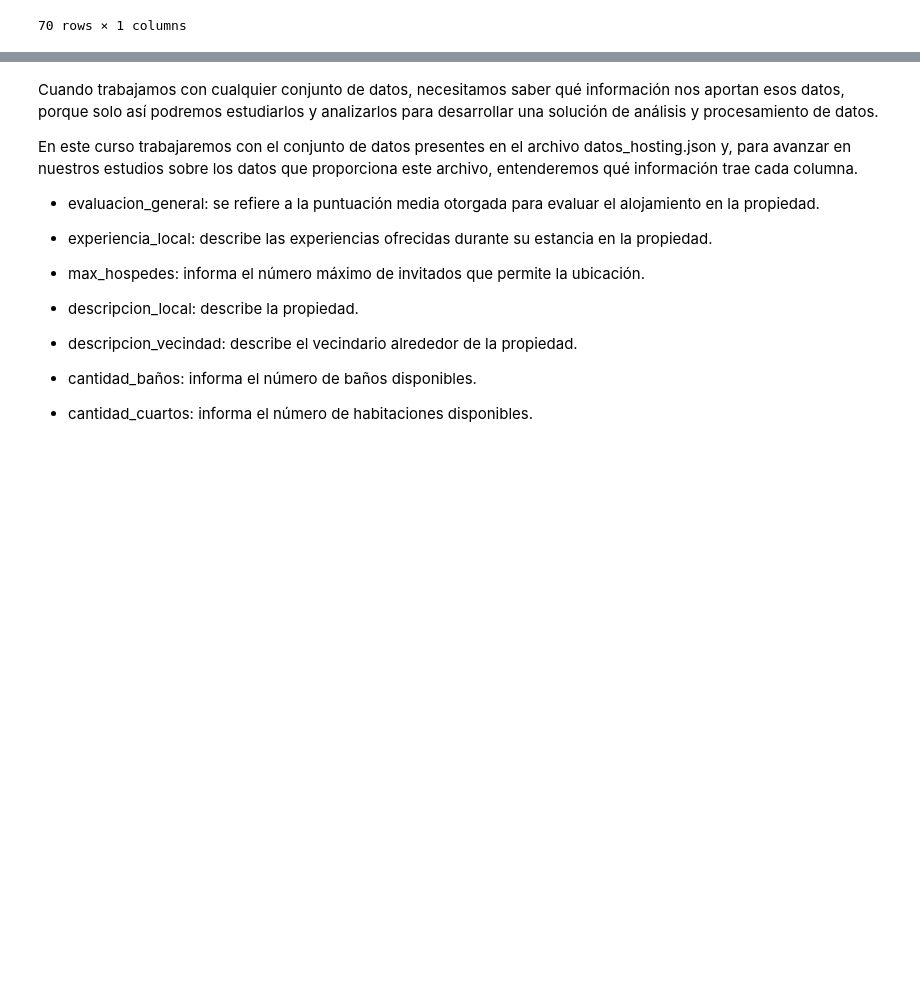
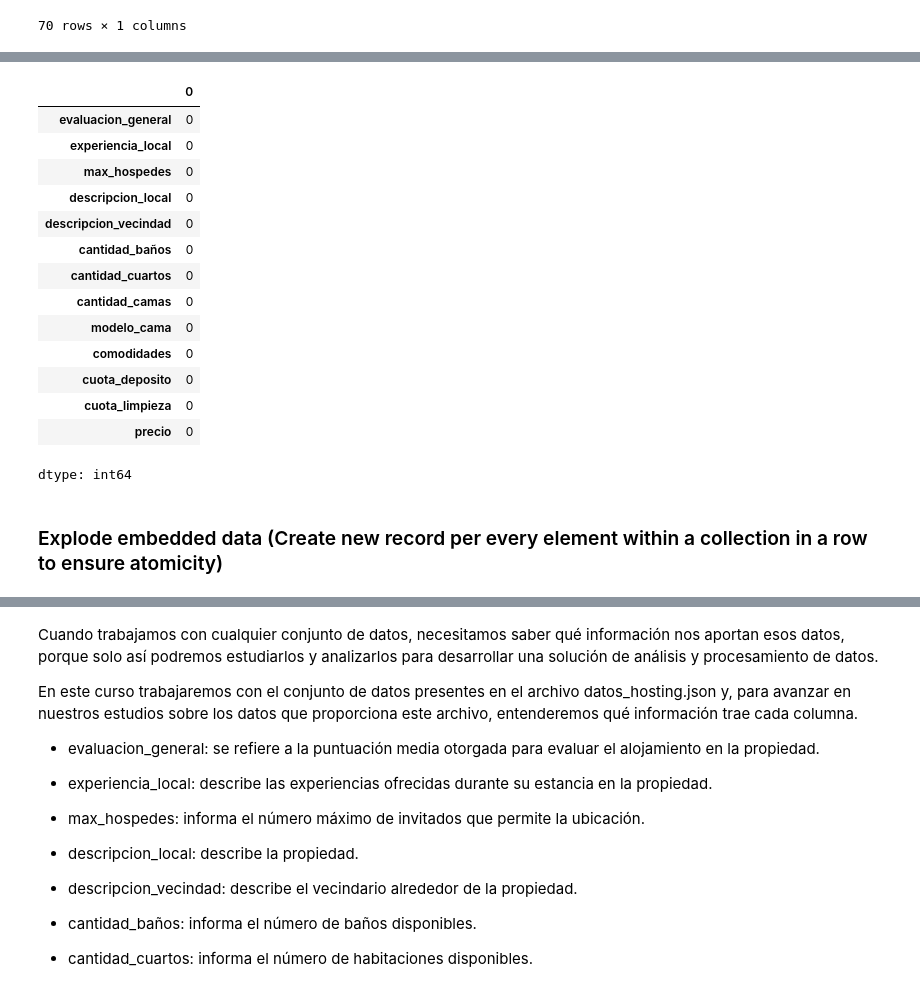
Before and after one commit to dscamacho333/Data_Science_Course, a Jupyter notebook: Pandas_Transformación_Manipulación.ipynb, the cells around one changed output, grey strips where cells are left out. Drawn from its saved outputs; the diff is of its cells as text; code cells hidden in the pictures; blank space fills up the shorter version.

```diff
--- a/Pandas_Transformación_Manipulación.ipynb
+++ b/Pandas_Transformación_Manipulación.ipynb
@@ -38,0 +106,20 @@ hosting_data_json_df = pd.json_normalize(
+# %%
+hosting_data_json_df.isnull().sum()
+# %% [output]
+|  | 0 |
+| evaluacion_general | 0 |
+| experiencia_local | 0 |
+| max_hospedes | 0 |
+| descripcion_local | 0 |
+| descripcion_vecindad | 0 |
+| cantidad_baños | 0 |
+| cantidad_cuartos | 0 |
+| cantidad_camas | 0 |
+| modelo_cama | 0 |
+| comodidades | 0 |
+| cuota_deposito | 0 |
+| cuota_limpieza | 0 |
+| precio | 0 |
+dtype: int64
+# %% [markdown]
+### Explode embedded data (Create new record per every element within a collection in a row to ensure atomicity)
```
Also changed, not shown: parts of 22 cells of this notebook.
